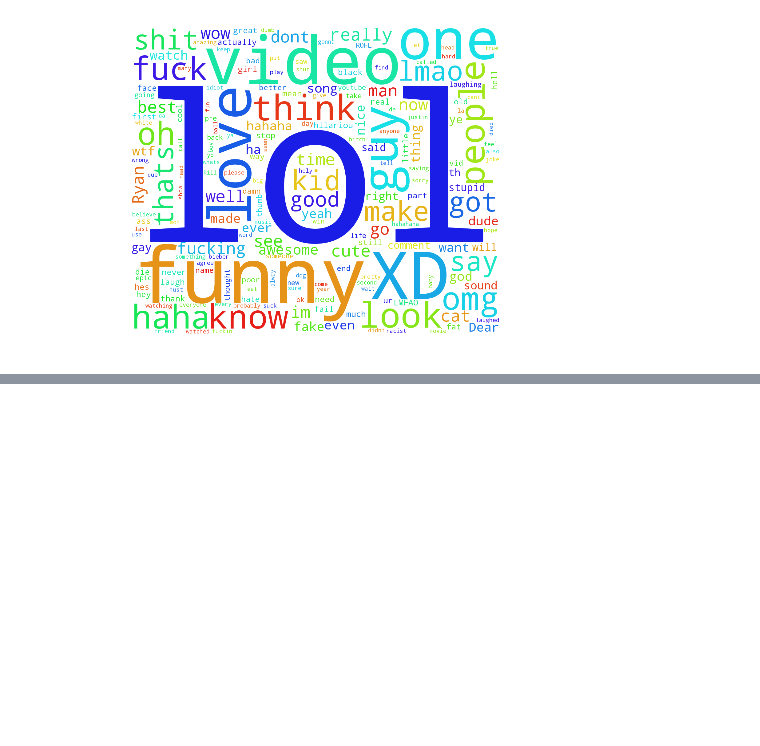
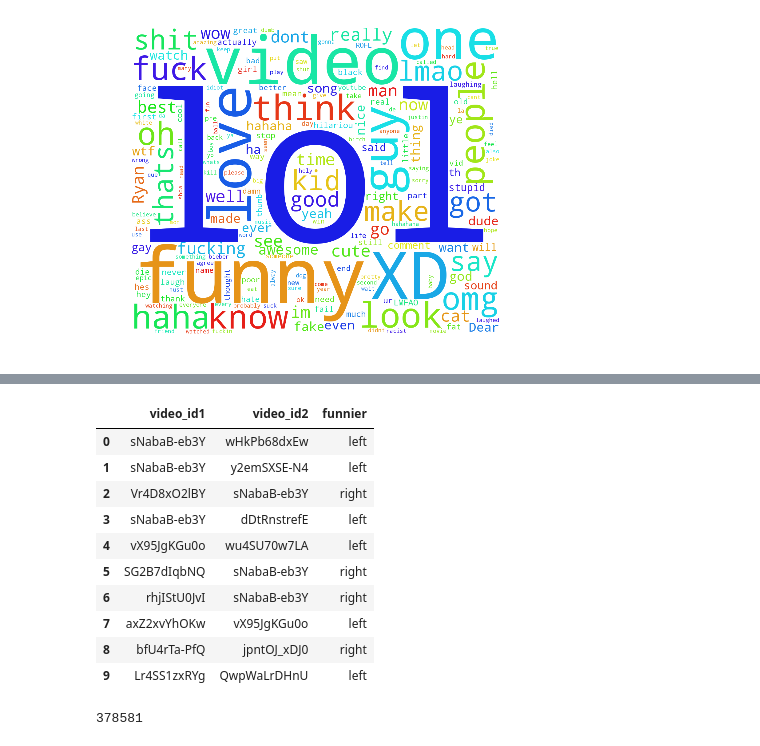
Before and after one commit to papapana/data_science, a Jupyter notebook: youtube_comedy_slam/notebooks/Youtube Data Exploration.ipynb, the cells around one changed output, grey strips where cells are left out. Drawn from its saved outputs; the diff is of its cells as text; code cells hidden in the pictures; blank space fills up the shorter version.

Commit message:
Change the structure of the project Add data cleaning

```diff
--- a/youtube_comedy_slam/Youtube Data Exploration.ipynb
+++ b/youtube_comedy_slam/notebooks/Youtube Data Exploration.ipynb
@@ -182,0 +199,19 @@ plt.show()
+# %%
+train = pd.read_csv("../data/processed/comedy_comparisons.train")
+train.head(10)
+# %% [output]
+|  | video_id1 | video_id2 | funnier |
+| 0 | sNabaB-eb3Y | wHkPb68dxEw | left |
+| 1 | sNabaB-eb3Y | y2emSXSE-N4 | left |
+| 2 | Vr4D8xO2lBY | sNabaB-eb3Y | right |
+| 3 | sNabaB-eb3Y | dDtRnstrefE | left |
+| 4 | vX95JgKGu0o | wu4SU70w7LA | left |
+| 5 | SG2B7dIqbNQ | sNabaB-eb3Y | right |
+| 6 | rhjIStU0JvI | sNabaB-eb3Y | right |
+| 7 | axZ2xvYhOKw | vX95JgKGu0o | left |
+| 8 | bfU4rTa-PfQ | jpntOJ_xDJ0 | right |
+| 9 | Lr4SS1zxRYg | QwpWaLrDHnU | left |
+# %%
+len(train)
+# %% [output]
+378581
```
Also changed, not shown: parts of 12 cells of this notebook, 31 other files.
